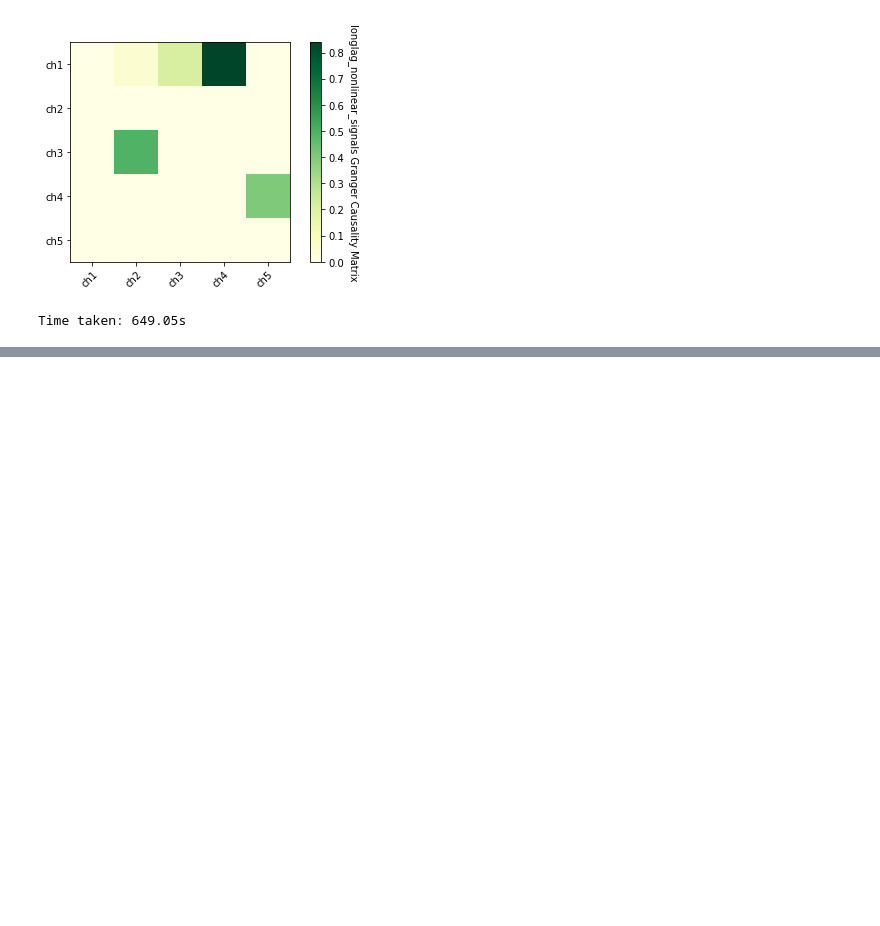
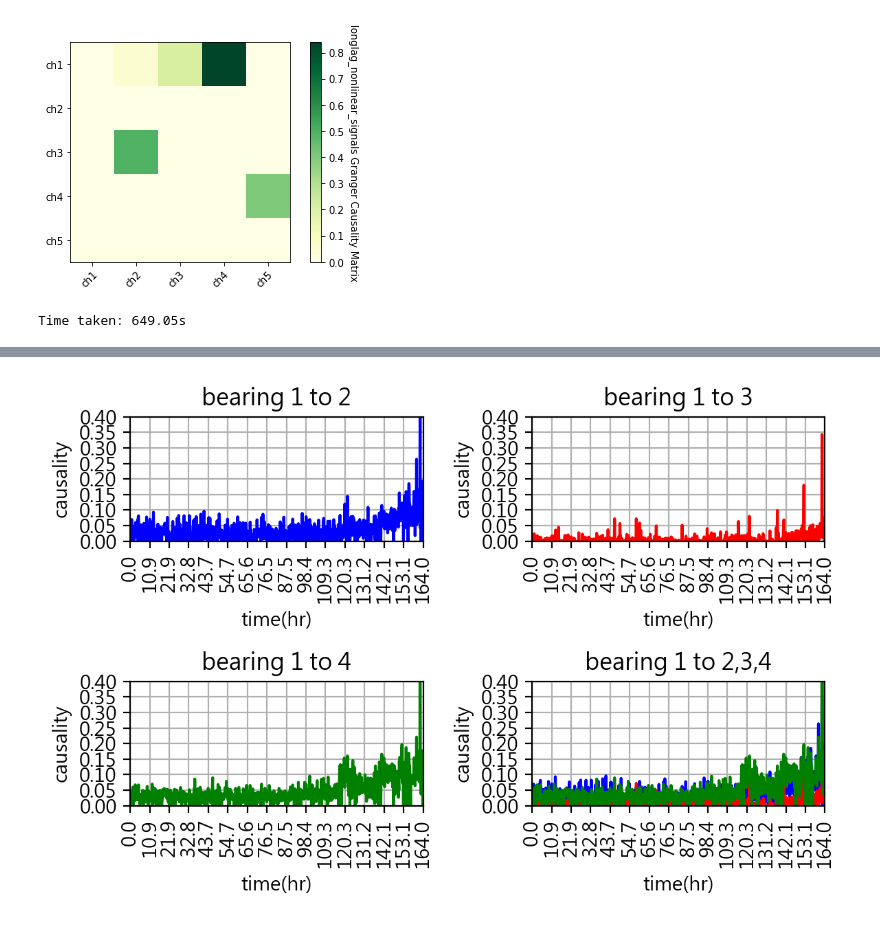
Before and after one commit to MarcoYu0508/GrangerCausality_pytorch, a Jupyter notebook: RNN_GC_jp.ipynb, the cells around one changed output, grey strips where cells are left out. Cells and saved outputs as stored; diff of their text form; code cells hidden in the pictures; blank space fills up the shorter version.

```diff
--- a/RNN_GC_jp.ipynb
+++ b/RNN_GC_jp.ipynb
@@ -236,0 +253,89 @@ Time taken: 649.05s
+# %%
+ch1_2 = []
+ch1_3 = []
+ch1_4 = []
+ch2_1 = []
+ch2_3 = []
+ch2_4 = []
+ch3_1 = []
+ch3_2 = []
+ch3_4 = []
+ch4_1 = []
+ch4_2 = []
+ch4_3 = []
+
+for i in range(984):
+    txt_path = f'checkpoints/IMS/IMS{(i + 1) * 10}_granger_matrix.txt'
+    data = get_txt_data(txt_path, delimiter=' ')
+    ch1_2.append(data[0, 1])
+    ch1_3.append(data[0, 2])
+    ch1_4.append(data[0, 3])
+    ch2_1.append(data[1, 0])
+    ch2_3.append(data[1, 2])
+    ch2_4.append(data[1, 3])
+    ch3_1.append(data[2, 0])
+    ch3_2.append(data[2, 1])
+    ch3_4.append(data[2, 3])
+    ch4_1.append(data[3, 0])
+    ch4_2.append(data[3, 1])
+    ch4_3.append(data[3, 2])
+
+final = [[ch1_2, ch1_3, ch1_4], [ch2_1, ch2_3, ch2_4],
+         [ch3_1, ch3_2, ch3_4], [ch4_1, ch4_2, ch4_3]]
+
+x = np.linspace(10, 9840, 984) / 60
+
+
+def plot_result():
+    for i in range(4):
+        idx = list(set(range(1, 5)) - {i + 1})
+        plt.figure(dpi=200)
+        plt.subplot(2, 2, 1)
+        plt.plot(x, final[i][0], color='blue')
+        plt.xlim([0, 164])
+        plt.ylim([0, 0.4])
+        plt.title(f'bearing {i + 1} to {idx[0]}')
+        plt.xlabel('time(hr)')
+        plt.ylabel('causality')
+        plt.xticks(np.linspace(0, 164, 16), rotation=90)
+        plt.yticks(np.linspace(0.0, 0.4, 9))
+        plt.grid()
+        plt.subplot(2, 2, 2)
+        plt.plot(x, final[i][1], color='red')
+        plt.xlim([0, 164])
+        plt.ylim([0, 0.4])
+        plt.title(f'bearing {i + 1} to {idx[1]}')
+        plt.xlabel('time(hr)')
+        plt.ylabel('causality')
+        plt.xticks(np.linspace(0, 164, 16), rotation=90)
+        plt.yticks(np.linspace(0.0, 0.4, 9))
+        plt.grid()
+        plt.subplot(2, 2, 3)
+        plt.plot(x, final[i][2], color='green')
+        plt.xlim([0, 164])
+        plt.ylim([0, 0.4])
+        plt.title(f'bearing {i + 1} to {idx[2]}')
+        plt.xlabel('time(hr)')
+        plt.ylabel('causality')
+        plt.xticks(np.linspace(0, 164, 16), rotation=90)
+        plt.yticks(np.linspace(0.0, 0.4, 9))
+        plt.grid()
+        plt.subplot(2, 2, 4)
+        plt.plot(x, final[i][0], color='blue')
+        plt.plot(x, final[i][1], color='red')
+        plt.plot(x, final[i][2], color='green')
+        plt.xlim([0, 164])
+        plt.ylim([0, 0.4])
+        plt.title(f'bearing {i + 1} to {idx[0]},{idx[1]},{idx[2]}')
+        plt.xlabel('time(hr)')
+        plt.ylabel('causality')
+        plt.xticks(np.linspace(0, 164, 16), rotation=90)
+        plt.yticks(np.linspace(0.0, 0.4, 9))
+        plt.grid()
+        plt.tight_layout()
+        plt.savefig(f'images/result/IMS_GrangerCausality_Channel{i + 1}.jpg')
+        plt.show()
+
+plot_result()
+# %% [output]
+[figure, added]
```
Also changed, not shown: parts of 9 cells of this notebook.
